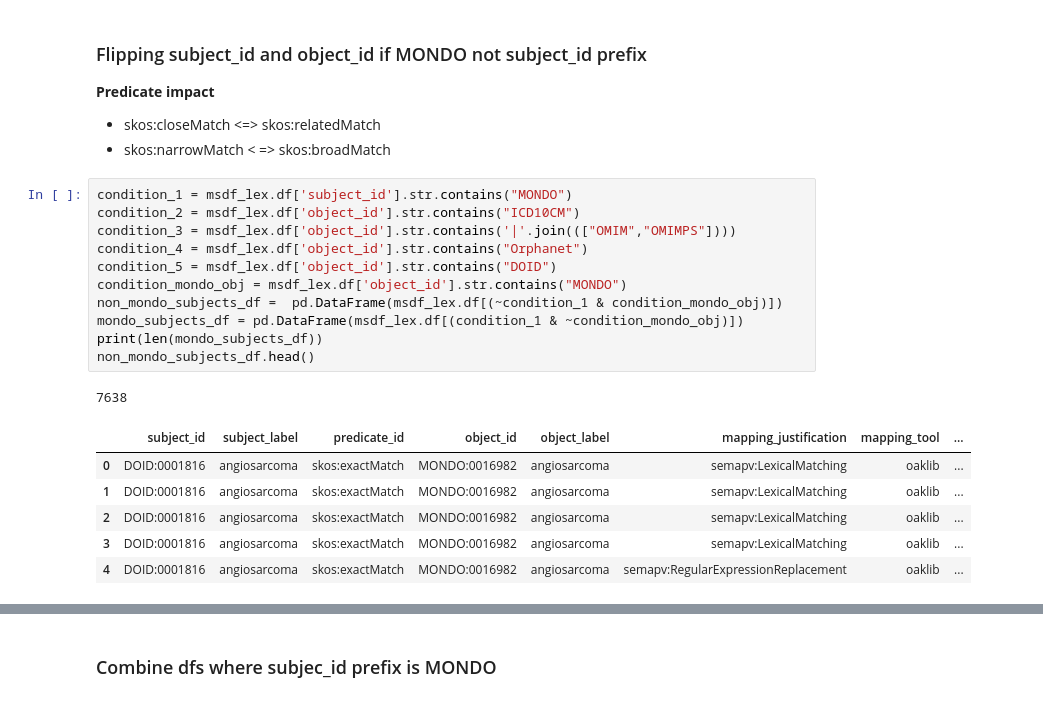
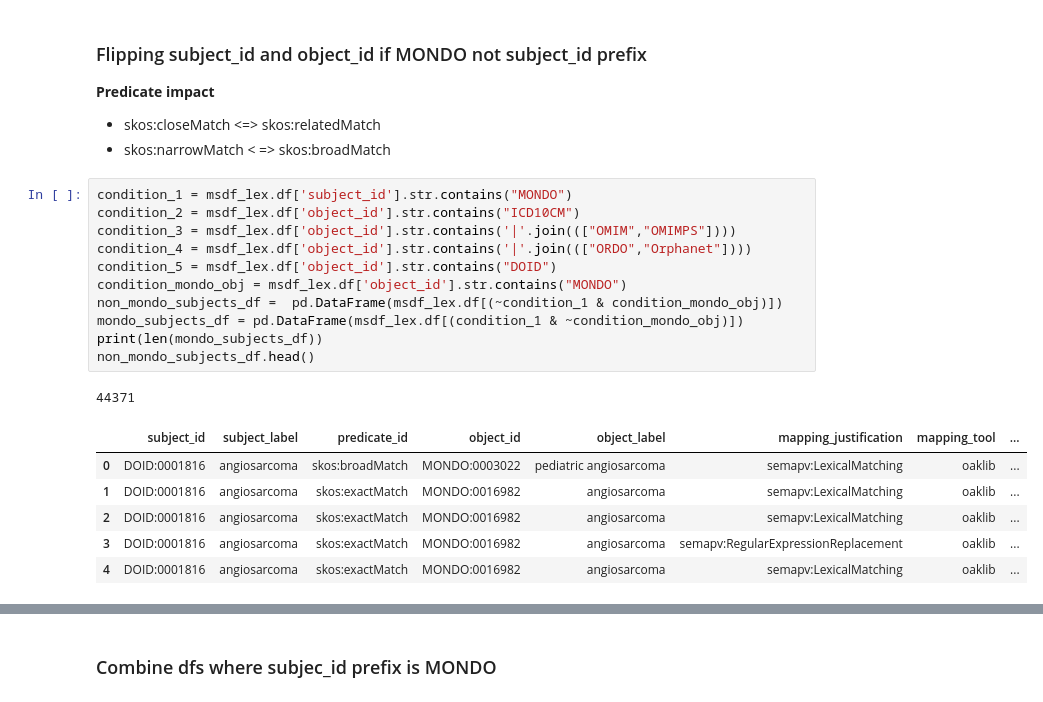
Before and after one commit to monarch-initiative/mondo-ingest, a Jupyter notebook: src/scripts/oak-lexmatch-sssom-compare.ipynb, the cells around one changed output, grey strips where cells are left out. Cells and saved outputs as stored; diff of their text form.

Commit message:
OMIM and ORDO added

```diff
--- a/src/scripts/oak-lexmatch-sssom-compare.ipynb
+++ b/src/scripts/oak-lexmatch-sssom-compare.ipynb
@@ -183,22 +180,22 @@ Name: predicate_id, dtype: object
 # %%
 condition_1 = msdf_lex.df['subject_id'].str.contains("MONDO")
 condition_2 = msdf_lex.df['object_id'].str.contains("ICD10CM")
 condition_3 = msdf_lex.df['object_id'].str.contains('|'.join((["OMIM","OMIMPS"])))
-condition_4 = msdf_lex.df['object_id'].str.contains("Orphanet")
+condition_4 = msdf_lex.df['object_id'].str.contains('|'.join((["ORDO","Orphanet"])))
 condition_5 = msdf_lex.df['object_id'].str.contains("DOID")
 condition_mondo_obj = msdf_lex.df['object_id'].str.contains("MONDO")
 non_mondo_subjects_df =  pd.DataFrame(msdf_lex.df[(~condition_1 & condition_mondo_obj)])
 mondo_subjects_df = pd.DataFrame(msdf_lex.df[(condition_1 & ~condition_mondo_obj)])
 print(len(mondo_subjects_df))
 non_mondo_subjects_df.head()
 # %% [output]
-7638
+44371
 |  | subject_id | subject_label | predicate_id | object_id | object_label | mapping_justification | mapping_tool | ... |
-| 0 | DOID:0001816 | angiosarcoma | skos:exactMatch | MONDO:0016982 | angiosarcoma | semapv:LexicalMatching | oaklib | ... |
+| 0 | DOID:0001816 | angiosarcoma | skos:broadMatch | MONDO:0003022 | pediatric angiosarcoma | semapv:LexicalMatching | oaklib | ... |
 | 1 | DOID:0001816 | angiosarcoma | skos:exactMatch | MONDO:0016982 | angiosarcoma | semapv:LexicalMatching | oaklib | ... |
 | 2 | DOID:0001816 | angiosarcoma | skos:exactMatch | MONDO:0016982 | angiosarcoma | semapv:LexicalMatching | oaklib | ... |
-| 3 | DOID:0001816 | angiosarcoma | skos:exactMatch | MONDO:0016982 | angiosarcoma | semapv:LexicalMatching | oaklib | ... |
-| 4 | DOID:0001816 | angiosarcoma | skos:exactMatch | MONDO:0016982 | angiosarcoma | semapv:RegularExpressionReplacement | oaklib | ... |
+| 3 | DOID:0001816 | angiosarcoma | skos:exactMatch | MONDO:0016982 | angiosarcoma | semapv:RegularExpressionReplacement | oaklib | ... |
+| 4 | DOID:0001816 | angiosarcoma | skos:exactMatch | MONDO:0016982 | angiosarcoma | semapv:LexicalMatching | oaklib | ... |
 # %%
 desired_sequence = ['subject_id', 'subject_label', 'predicate_id', 'object_id',
        'object_label', 'mapping_justification', 'mapping_tool', 'confidence',
```
Also changed, not shown: parts of 14 cells of this notebook.
